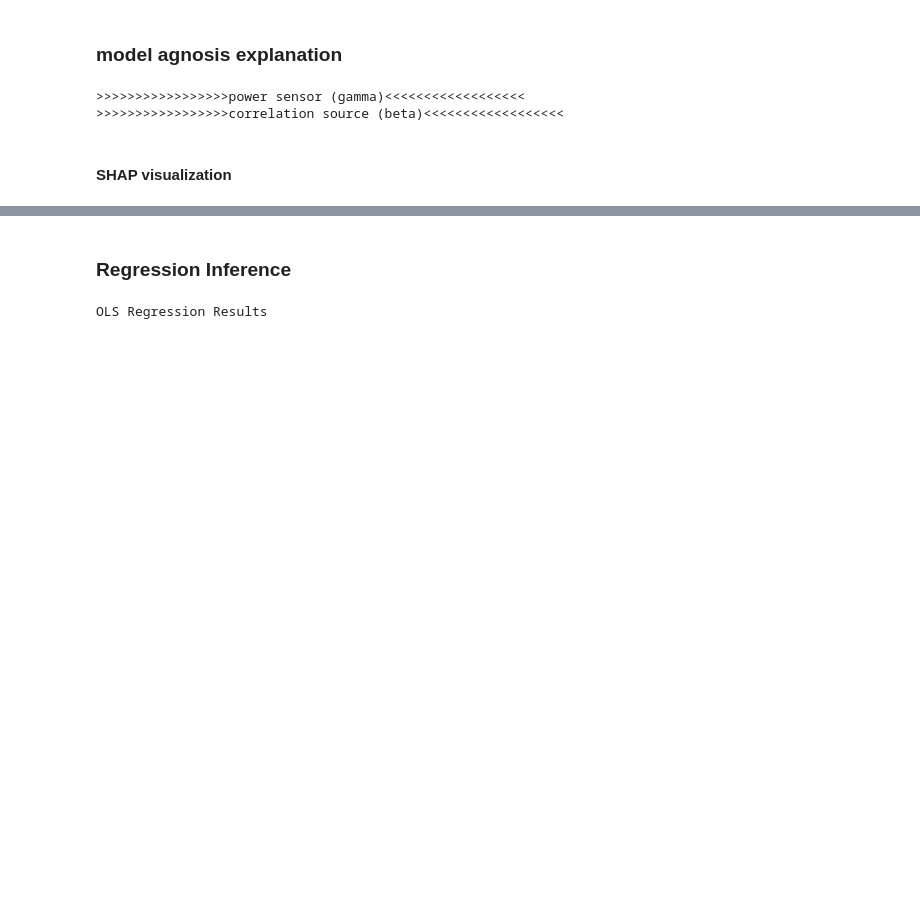
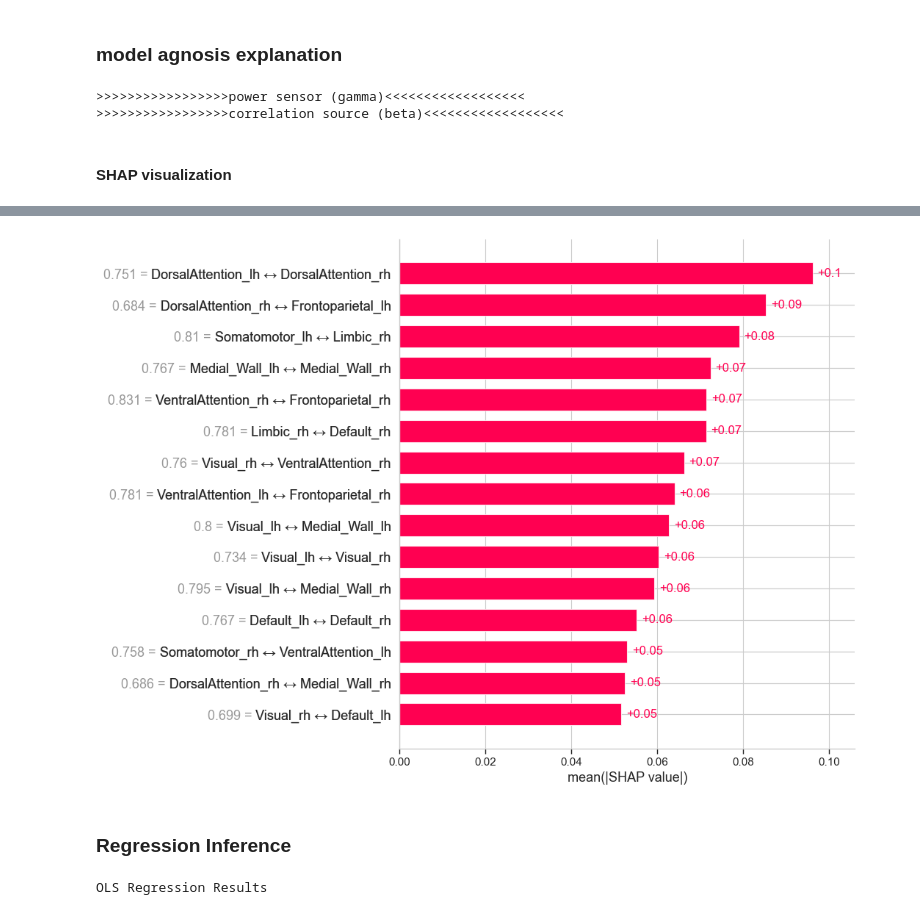
Before and after one commit to Yeganehfrh/SugNet, a Jupyter notebook: notebooks/nested_cross_validation.ipynb, the cells around one changed output, grey strips where cells are left out. Cells and saved outputs as stored; diff of their text form; code cells hidden in the pictures; blank space fills up the shorter version.

```diff
--- a/notebooks/nested_cross_validation.ipynb
+++ b/notebooks/nested_cross_validation.ipynb
@@ -616,3 +613,26 @@ shap.plots.bar(shap_values['power sensor (gamma)'], max_display=14, merge_cohort
+# %%
+# correlation source (beta) bar plot
+model_name = 'correlation source (beta)'
+# pick the top 15 features from the
+corr_source_maxs_idx = np.argsort(abs(shap_values[model_name].values).mean(axis=0))[::-1][:15]
+# create a new shap object with only the top 15 features
+corr_source_maxs = shap.Explanation(
+    values=shap_values[model_name].values[:, corr_source_maxs_idx],
+    base_values=shap_values[model_name].base_values[corr_source_maxs_idx],
+    data=shap_values[model_name].data[:, corr_source_maxs_idx],
+    feature_names=np.array(shap_values[model_name].feature_names)[corr_source_maxs_idx],
+    output_indexes=None,
+    output_names=['low', 'high']
+)
+# %%
+# bar plot
+shap.plots.bar(corr_source_maxs, merge_cohorts=False, max_display=15,
+               show_data=True, show=False)
+
+# for i in range(0, 16):
+#     plt.gca().get_children()[i].set_facecolor('dodgerblue')
+# %% [output]
+[figure, added]
 # %% [markdown]
 ### Regression Inference
 # %%
```
Also changed, not shown: parts of 4 cells of this notebook.
